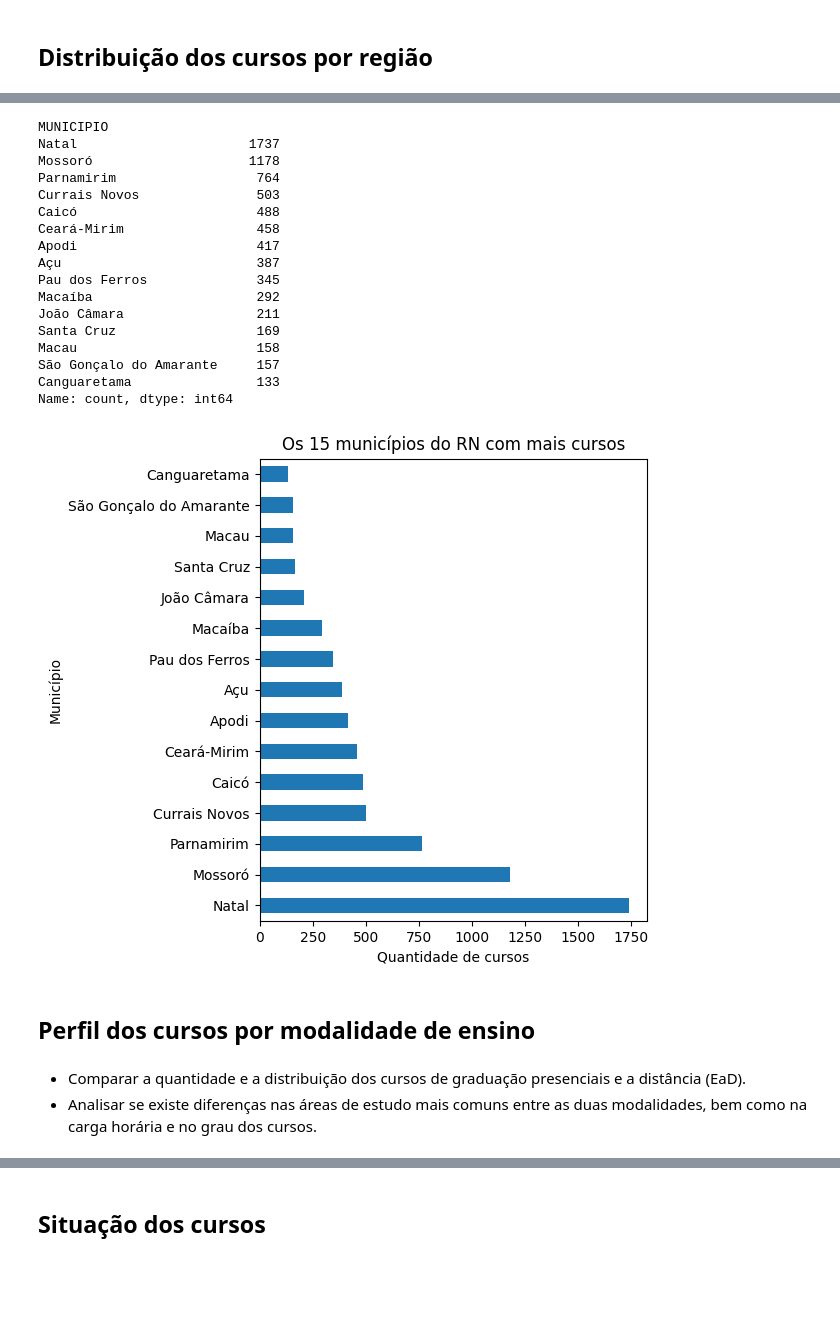
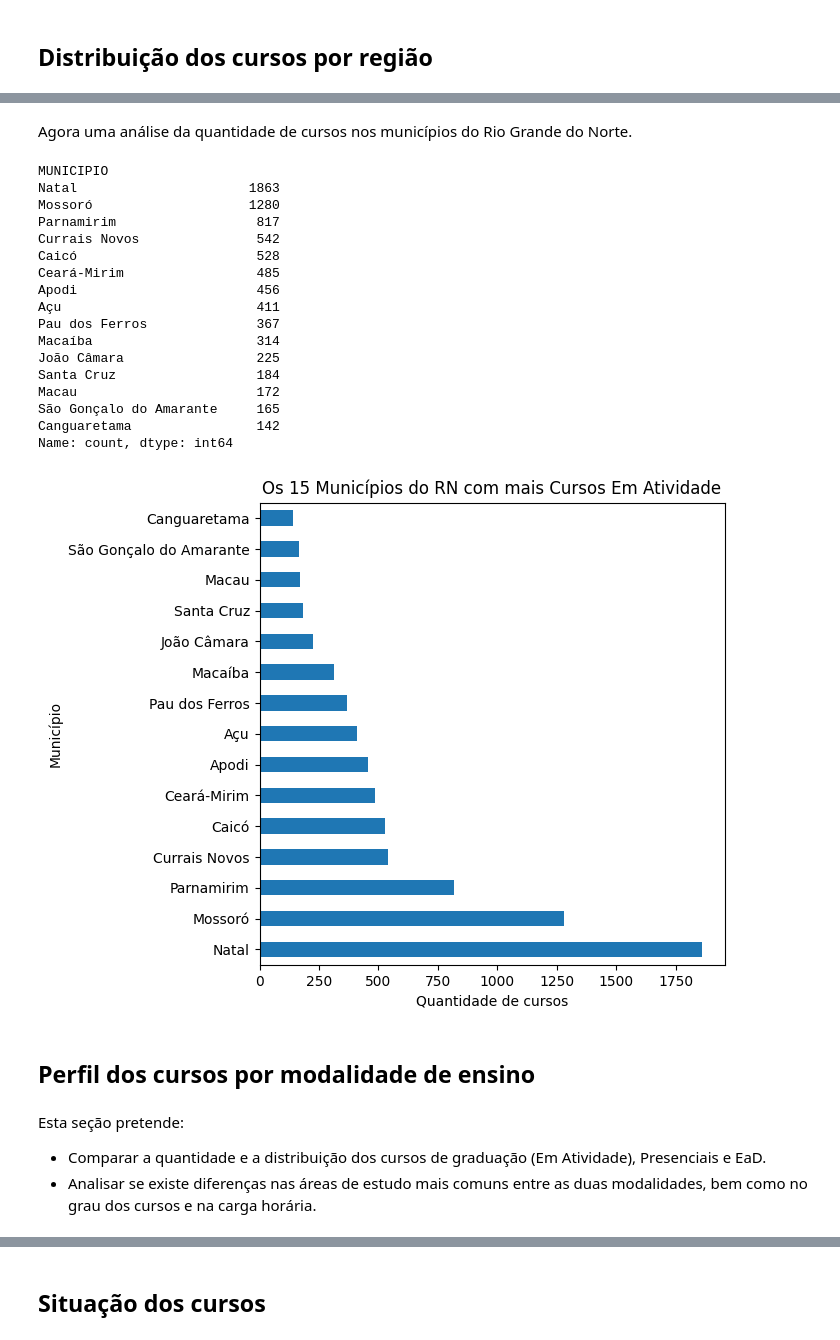
Before and after one commit to willemromao/cursos_graduacao_brasil, a Jupyter notebook: Ensino_Superior_Brasil.ipynb, the cells around one changed output, grey strips where cells are left out. Cells and saved outputs as stored; diff of their text form; code cells hidden in the pictures; blank space fills up the shorter version.

```diff
--- a/Ensino_Superior_Brasil.ipynb
+++ b/Ensino_Superior_Brasil.ipynb
@@ -229,3 +267,5 @@ Name: count, dtype: int64
+# %%
+df = df.drop(df[(df['UF'] == 'ZZ') & (df['REGIAO'] == 'IGNORADO/EXTERIOR')].index)
 # %% [markdown]
 ## **Tratamento de valores ausentes**
 # %%
@@ -270,0 +317,2 @@ dtype: int64
+# %%
+df_ea = df[df['SITUACAO_CURSO'] == 'Em atividade'] # df_ea = dataframe apenas com cursos em atividades
@@ -362,3 +570,5 @@ Com esse refinamento tivemos uma redução de 49.756 cursos.
+# %%
+df_earn = df_ea[df_ea['UF'] == 'RN'] # df_earn = cursos do RN em atividade
 # %% [markdown]
 ## **Distribuição dos cursos por região**
 # %% [markdown]
@@ -415,34 +684,37 @@ plt.show()
+# %% [markdown]
+Agora uma análise da quantidade de cursos nos municípios do Rio Grande do Norte.
 # %%
-cursos_rn = dfa[dfa['UF'] == 'RN']
-cursos_rn['MUNICIPIO'].value_counts().head(15)
+df_earn['MUNICIPIO'].value_counts().head(15)
 # %% [output]
 MUNICIPIO
-Natal                      1737
-Mossoró                    1178
-Parnamirim                  764
-Currais Novos               503
-Caicó                       488
-Ceará-Mirim                 458
-Apodi                       417
-Açu                         387
-Pau dos Ferros              345
-Macaíba                     292
-João Câmara                 211
-Santa Cruz                  169
-Macau                       158
-São Gonçalo do Amarante     157
-Canguaretama                133
+Natal                      1863
+Mossoró                    1280
+Parnamirim                  817
+Currais Novos               542
+Caicó                       528
+Ceará-Mirim                 485
+Apodi                       456
+Açu                         411
+Pau dos Ferros              367
+Macaíba                     314
+João Câmara                 225
+Santa Cruz                  184
+Macau                       172
+São Gonçalo do Amarante     165
+Canguaretama                142
 Name: count, dtype: int64
 # %%
-cursos_rn['MUNICIPIO'].value_counts().head(15).plot.barh(figsize=(5, 6))
-plt.title('Os 15 municípios do RN com mais cursos')
+df_earn['MUNICIPIO'].value_counts().head(15).plot.barh(figsize=(6, 6))
+plt.title('Os 15 Municípios do RN com mais Cursos Em Atividade')
 plt.xlabel('Quantidade de cursos')
 plt.ylabel('Município')
 plt.show()
 # %% [output]
-[figure, old version]
+[figure, new version]
 # %% [markdown]
 ## **Perfil dos cursos por modalidade de ensino**
 # %% [markdown]
-- Comparar a quantidade e a distribuição dos cursos de graduação presenciais e a distância (EaD).
-- Analisar se existe diferenças nas áreas de estudo mais comuns entre as duas modalidades, bem como na carga horária e no grau dos cursos.
+Esta seção pretende:
+
+- Comparar a quantidade e a distribuição dos cursos de graduação (Em Atividade), Presenciais e  EaD.
+- Analisar se existe diferenças nas áreas de estudo mais comuns entre as duas modalidades, bem como no  grau dos cursos e na carga horária.
```
Also changed, not shown: parts of 205 cells of this notebook, 1 other file.
